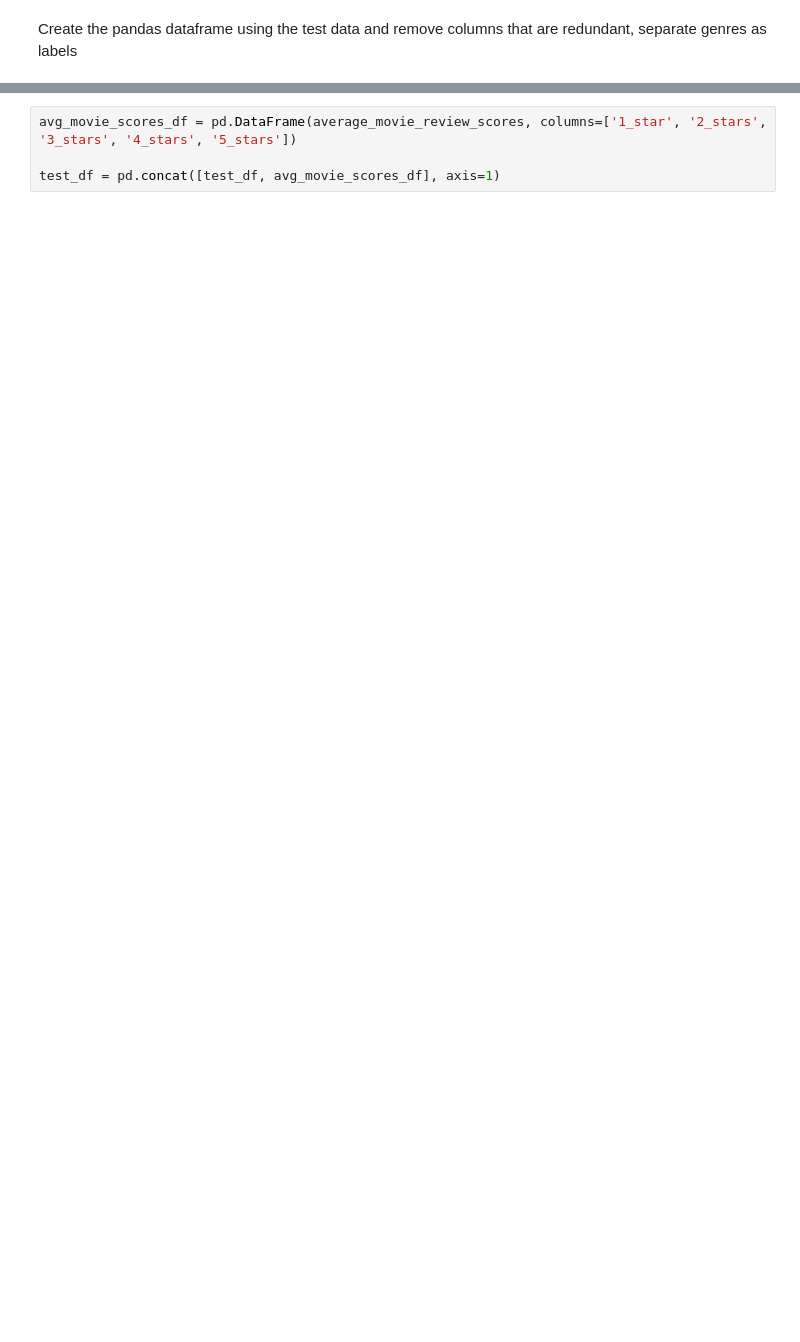
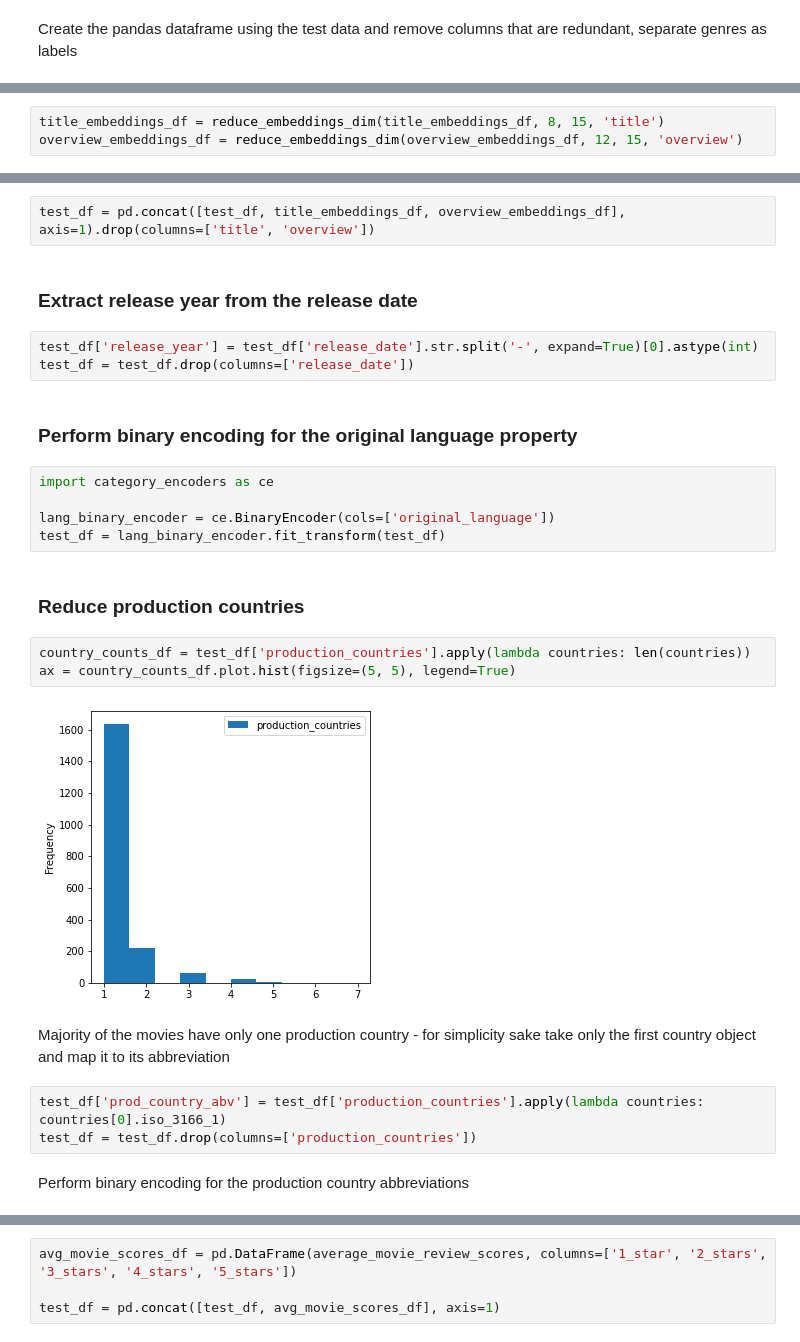
Before and after one commit to Xotrab/TMDBclustering, a Jupyter notebook: data_dimensionality_reduction_torch.ipynb, the cells around one changed output, grey strips where cells are left out. Drawn from its saved outputs; the diff is of its cells as text; blank space fills up the shorter version.

```diff
--- a/data_dimensionality_reduction_torch.ipynb
+++ b/data_dimensionality_reduction_torch.ipynb
@@ -440,0 +349,3 @@ Add the calculated average review scores to the df
+# %%
+title_embeddings_df = reduce_embeddings_dim(title_embeddings_df, 8, 15, 'title')
+overview_embeddings_df = reduce_embeddings_dim(overview_embeddings_df, 12, 15, 'overview')
@@ -440,0 +354,28 @@ Add the calculated average review scores to the df
+# %%
+test_df = pd.concat([test_df, title_embeddings_df, overview_embeddings_df], axis=1).drop(columns=['title', 'overview'])
+# %% [markdown]
+### Extract release year from the release date
+# %%
+test_df['release_year'] = test_df['release_date'].str.split('-', expand=True)[0].astype(int)
+test_df = test_df.drop(columns=['release_date'])
+# %% [markdown]
+### Perform binary encoding for the original language property
+# %%
+import category_encoders as ce
+
+lang_binary_encoder = ce.BinaryEncoder(cols=['original_language'])
+test_df = lang_binary_encoder.fit_transform(test_df)
+# %% [markdown]
+### Reduce production countries
+# %%
+country_counts_df = test_df['production_countries'].apply(lambda countries: len(countries))
+ax = country_counts_df.plot.hist(figsize=(5, 5), legend=True)
+# %% [output]
+[figure, added]
+# %% [markdown]
+Majority of the movies have only one production country - for simplicity sake take only the first country object and map it to its abbreviation
+# %%
+test_df['prod_country_abv'] = test_df['production_countries'].apply(lambda countries: countries[0].iso_3166_1)
+test_df = test_df.drop(columns=['production_countries'])
+# %% [markdown]
+Perform binary encoding for the production country abbreviations
```
Also changed, not shown: parts of 105 cells of this notebook, 3 other files.
